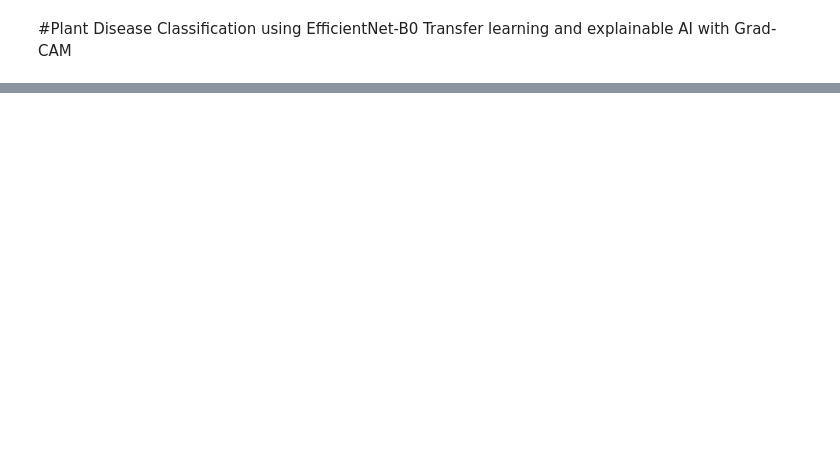
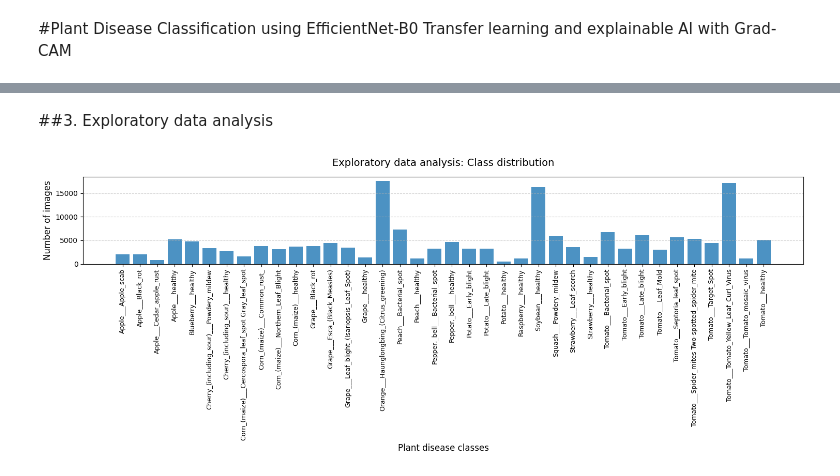
Before and after one commit to radinelageorgieva/plant-disease-classification, a Jupyter notebook: Plant_Disease_Classification.ipynb, the cells around one changed output, grey strips where cells are left out. Saved outputs shown, nothing was run; the diff lists cells and outputs as text; code cells hidden in the pictures; blank space fills up the shorter version.

```diff
--- a/Plant_Disease_Classification.ipynb
+++ b/Plant_Disease_Classification.ipynb
@@ -61,0 +129,38 @@ Evaluate the finalized weights of the trained model against the independent test
+# %%
+#data augmentation
+data_transforms = {
+    'train': transforms.Compose([
+        transforms.RandomResizedCrop(224),
+        transforms.RandomHorizontalFlip(),
+        transforms.ToTensor(),
+        transforms.Normalize([0.485, 0.456, 0.406], [0.229, 0.224, 0.225])
+    ]),
+    'test': transforms.Compose([
+        transforms.Resize(256),
+        transforms.CenterCrop(224),
+        transforms.ToTensor(),
+        transforms.Normalize([0.485, 0.456, 0.406], [0.229, 0.224, 0.225])
+    ]),
+}
+# %%
+#loading datasets
+full_train_dataset = datasets.ImageFolder(train_dir, transform = data_transforms['train'])
+test_dataset = datasets.ImageFolder(test_dir, transform = data_transforms['test'])
+# %% [markdown]
+##3. Exploratory data analysis
+# %%
+class_names = full_train_dataset.classes
+# %%
+class_counts = np.bincount(full_train_dataset.targets)
+# %%
+plt.figure(figsize = (15, 6))
+plt.bar(class_names, class_counts, alpha = 0.8)
+plt.title('Exploratory data analysis: Class distribution', fontsize = 14, pad = 15)
+plt.xlabel('Plant disease classes', fontsize = 12)
+plt.ylabel('Number of images', fontsize = 12)
+plt.xticks(rotation = 90, fontsize = 9)
+plt.grid(axis = 'y', linestyle = '--', alpha = 0.5)
+plt.tight_layout()
+plt.show()
+# %% [output]
+[figure, added]
```
Also changed, not shown: parts of 21 cells of this notebook.
